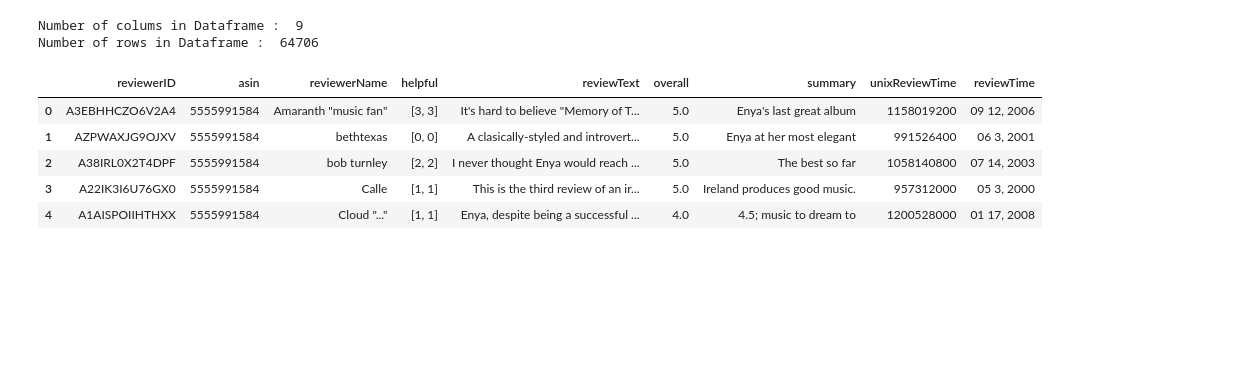
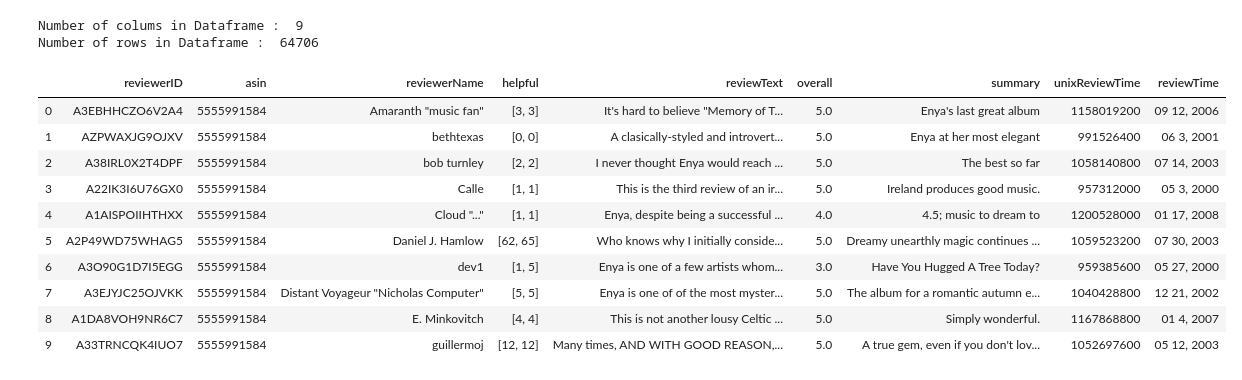
Before and after one commit to Kamiel-Fokkink/Recommender_Systems_Kamiel_Baran_Sergio_Tomas, a Jupyter notebook: Read in the data.ipynb, the cells around one changed output. Cells and saved outputs as stored; diff of their text form; code cells hidden in the pictures; blank space fills up the shorter version.

```diff
--- a/Read in the data.ipynb
+++ b/Read in the data.ipynb
@@ -66,21 +66,27 @@ for i in range(20):
 # %%
 import numpy as np
 import matplotlib.pyplot as plt
 import pandas as pd
 from sklearn.model_selection import train_test_split
 from sklearn.preprocessing import StandardScaler
+from collections import defaultdict
 
 ds = pd.DataFrame.from_dict(data, orient='index')
 
 print('Number of colums in Dataframe : ', len(ds.columns))
 print('Number of rows in Dataframe : ', len(ds.index))
-ds.head()
+ds.head(n=10)
 # %% [output]
 Number of colums in Dataframe :  9
 Number of rows in Dataframe :  64706
 |  | reviewerID | asin | reviewerName | helpful | reviewText | overall | summary | unixReviewTime | reviewTime |
 | 0 | A3EBHHCZO6V2A4 | 5555991584 | Amaranth "music fan" | [3, 3] | It's hard to believe "Memory of T... | 5.0 | Enya's last great album | 1158019200 | 09 12, 2006 |
 | 1 | AZPWAXJG9OJXV | 5555991584 | bethtexas | [0, 0] | A clasically-styled and introvert... | 5.0 | Enya at her most elegant | 991526400 | 06 3, 2001 |
 | 2 | A38IRL0X2T4DPF | 5555991584 | bob turnley | [2, 2] | I never thought Enya would reach ... | 5.0 | The best so far | 1058140800 | 07 14, 2003 |
 | 3 | A22IK3I6U76GX0 | 5555991584 | Calle | [1, 1] | This is the third review of an ir... | 5.0 | Ireland produces good music. | 957312000 | 05 3, 2000 |
 | 4 | A1AISPOIIHTHXX | 5555991584 | Cloud "..." | [1, 1] | Enya, despite being a successful ... | 4.0 | 4.5; music to dream to | 1200528000 | 01 17, 2008 |
+| 5 | A2P49WD75WHAG5 | 5555991584 | Daniel J. Hamlow | [62, 65] | Who knows why I initially conside... | 5.0 | Dreamy unearthly magic continues ... | 1059523200 | 07 30, 2003 |
+| 6 | A3O90G1D7I5EGG | 5555991584 | dev1 | [1, 5] | Enya is one of a few artists whom... | 3.0 | Have You Hugged A Tree Today? | 959385600 | 05 27, 2000 |
+| 7 | A3EJYJC25OJVKK | 5555991584 | Distant Voyageur "Nicholas Computer" | [5, 5] | Enya is one of of the most myster... | 5.0 | The album for a romantic autumn e... | 1040428800 | 12 21, 2002 |
+| 8 | A1DA8VOH9NR6C7 | 5555991584 | E. Minkovitch | [4, 4] | This is not another lousy Celtic ... | 5.0 | Simply wonderful. | 1167868800 | 01 4, 2007 |
+| 9 | A33TRNCQK4IUO7 | 5555991584 | guillermoj | [12, 12] | Many times, AND WITH GOOD REASON,... | 5.0 | A true gem, even if you don't lov... | 1052697600 | 05 12, 2003 |
```
Also changed, not shown: parts of 6 cells of this notebook.
